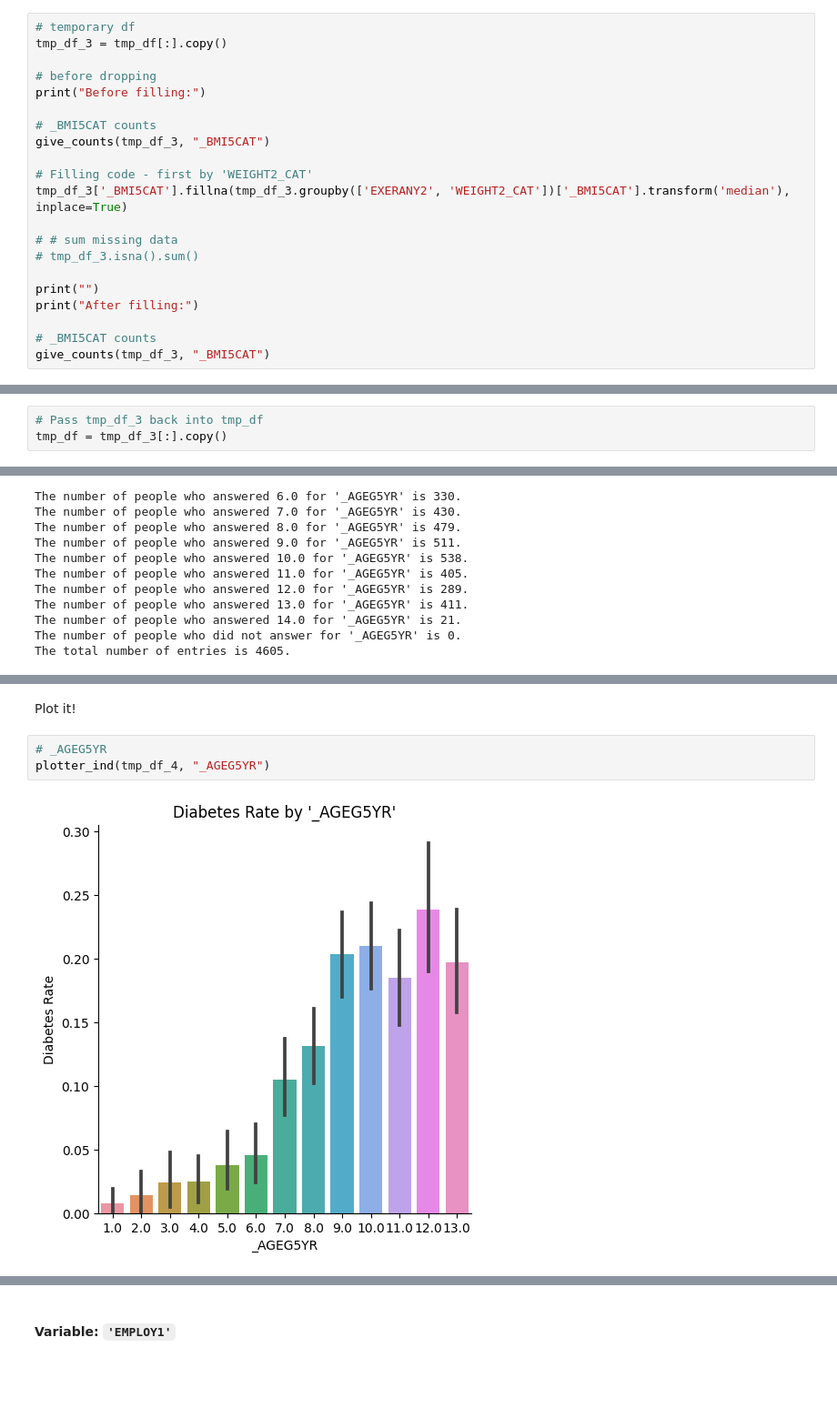
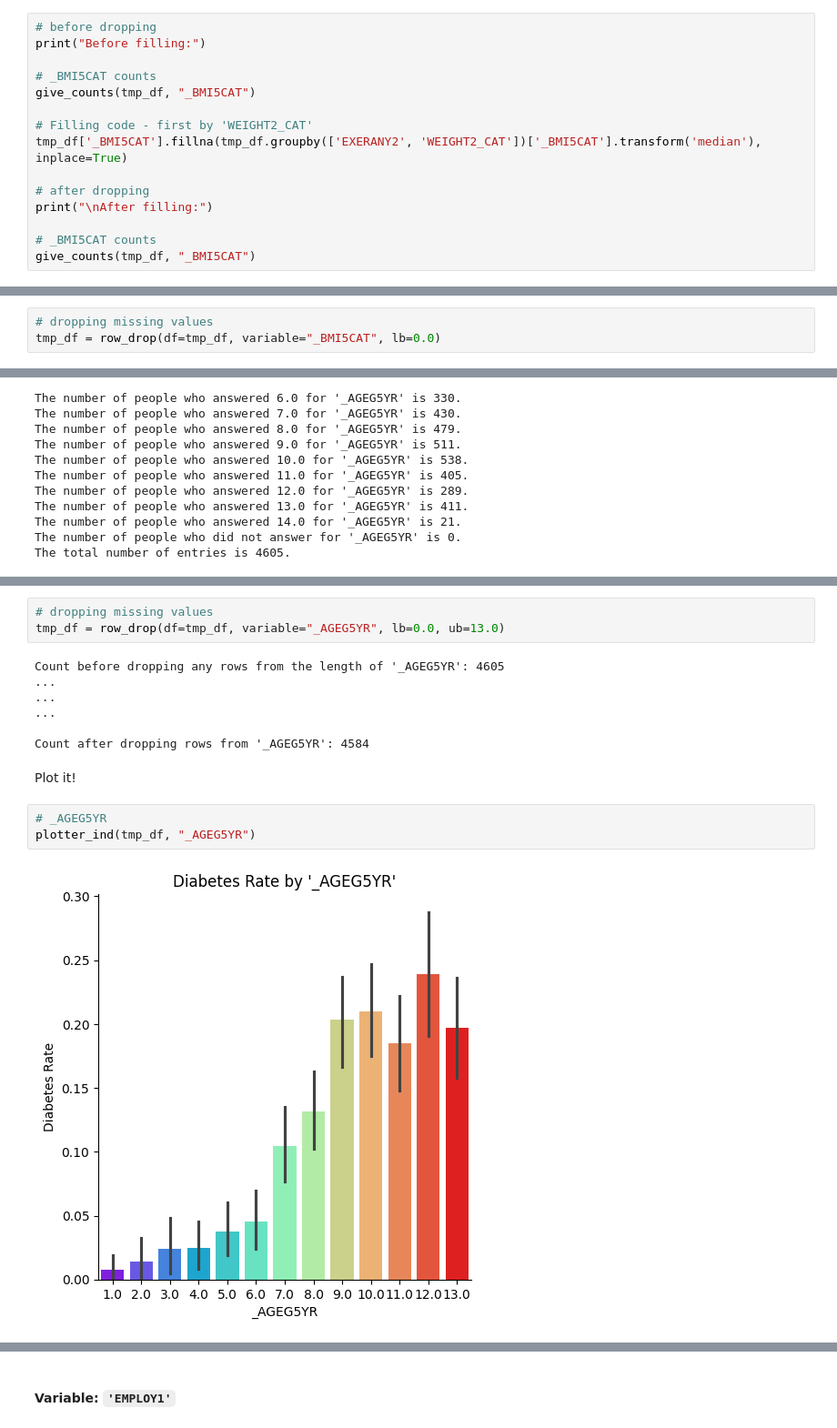
Before and after one commit to Chachi36/Diabetes-Factors-Demo-Notebook, a Jupyter notebook: Diabetes_Risk_Notebook.ipynb, the cells around one changed output, grey strips where cells are left out. Shown at 91% size. Drawn from its saved outputs; the diff is of its cells as text; blank space fills up the shorter version.

```diff
--- a/Diabetes_Risk_Notebook.ipynb
+++ b/Diabetes_Risk_Notebook.ipynb
@@ -1121,26 +1044,20 @@ The total number of entries is 4806.
 
 Let's create another super temporary dataframe and fill the missing `'_BMI5CAT'` responses from it.  We are going to fill these missing entries with the median value for `'_BMI5CAT'` of other entries that are in the same `'EXERANY2'` and `'WEIGHT2_CAT'` brackets.  The idea here is that a BMI usually has some decent correlation with activity level and mass.
 # %%
-# temporary df
-tmp_df_3 = tmp_df[:].copy()
-
 # before dropping
 print("Before filling:")
 
 # _BMI5CAT counts
-give_counts(tmp_df_3, "_BMI5CAT")
+give_counts(tmp_df, "_BMI5CAT")
 
 # Filling code - first by 'WEIGHT2_CAT'
-tmp_df_3['_BMI5CAT'].fillna(tmp_df_3.groupby(['EXERANY2', 'WEIGHT2_CAT'])['_BMI5CAT'].transform('median'), inplace=True)
+tmp_df['_BMI5CAT'].fillna(tmp_df.groupby(['EXERANY2', 'WEIGHT2_CAT'])['_BMI5CAT'].transform('median'), inplace=True)
 
-# # sum missing data
-# tmp_df_3.isna().sum()
-
-print("")
-print("After filling:")
+# after dropping
+print("\nAfter filling:")
 
 # _BMI5CAT counts
-give_counts(tmp_df_3, "_BMI5CAT")
+give_counts(tmp_df, "_BMI5CAT")
 # %% [output]
 Before filling:
 Counts for '_BMI5CAT' are as follows:
@@ -1231,0 +1091,3 @@ dtype: int64
+# %%
+# dropping missing values
+tmp_df = row_drop(df=tmp_df, variable="_BMI5CAT", lb=0.0)
@@ -1239,6 +1108,3 @@ This data is looking awful parabolic, though with the variability seen in the `1
-# %%
-# Pass tmp_df_3 back into tmp_df
-tmp_df = tmp_df_3[:].copy()
 # %% [markdown]
 #### **Variable:** `'_AGEG5YR'`
 # %% [markdown]
@@ -1303,8 +1153,18 @@ After dropping: 4584
+# %%
+# dropping missing values
+tmp_df = row_drop(df=tmp_df, variable="_AGEG5YR", lb=0.0, ub=13.0)
+# %% [output]
+Count before dropping any rows from the length of '_AGEG5YR': 4605
+...
+...
+...
+
+Count after dropping rows from '_AGEG5YR': 4584
 # %% [markdown]
 Plot it!
 # %%
 # _AGEG5YR
-plotter_ind(tmp_df_4, "_AGEG5YR")
+plotter_ind(tmp_df, "_AGEG5YR")
 # %% [output]
-[figure, old version]
+[figure, new version]
 # %% [markdown]
```
Also changed, not shown: parts of 69 cells of this notebook.
